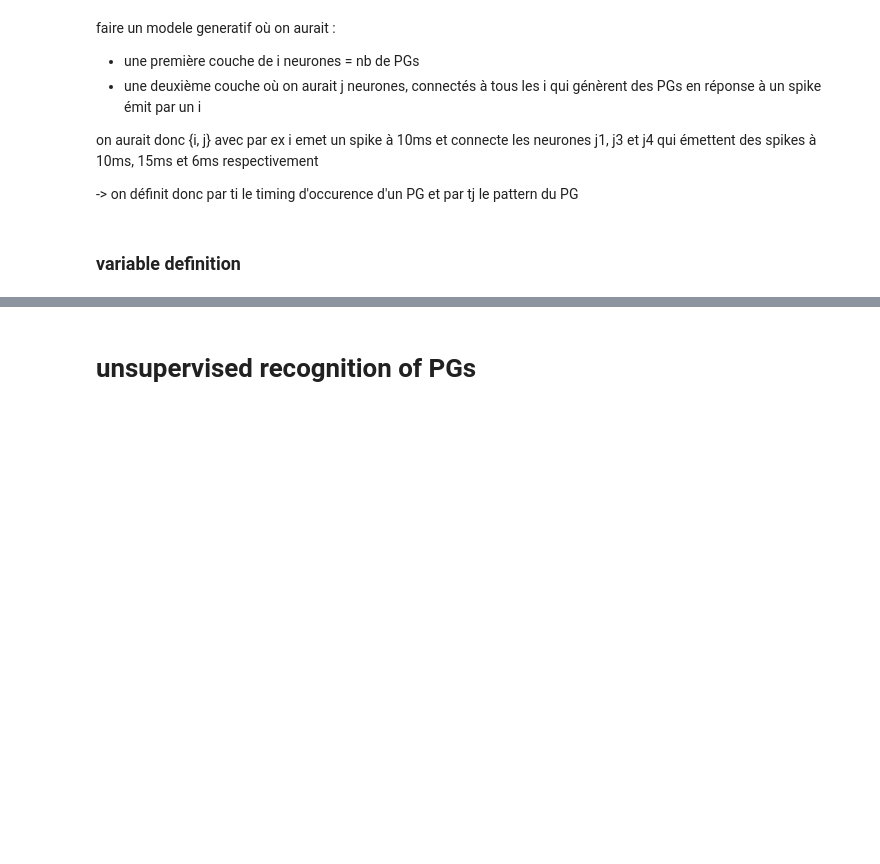
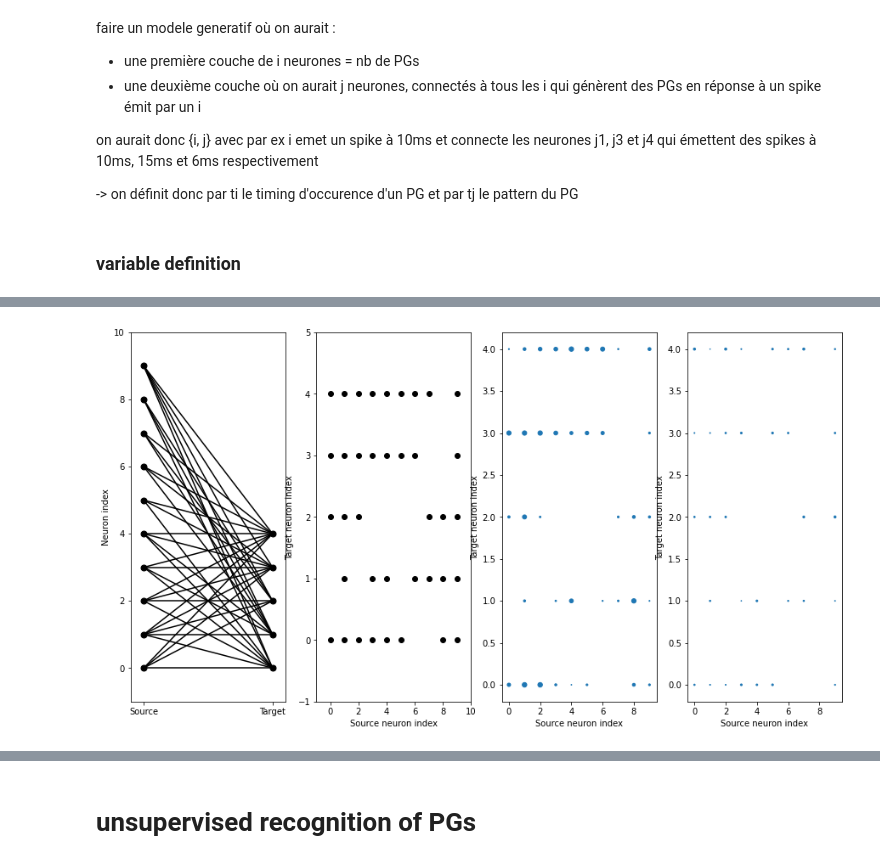
Before and after one commit to camillebesnainou/2022-01-10-polychrony, a Jupyter notebook: 2022-03-02-herewegoagain.ipynb, the cells around one changed output, grey strips where cells are left out. Saved outputs shown, nothing was run; the diff lists cells and outputs as text; code cells hidden in the pictures; blank space fills up the shorter version.

```diff
--- a/2022-03-02-herewegoagain.ipynb
+++ b/2022-03-02-herewegoagain.ipynb
@@ -86,26 +121,32 @@ for i in range(n_pattern) :
 # %%
-def visualise_connectivity(syn): # ajouter les delays
-    Ns = len(syn.source)
-    Nt = len(syn.target)
-    figure(figsize=(10, 4))
-    subplot(131)
+def visualise_connectivity(s): # ajouter les delays
+    Ns = len(s.source)
+    Nt = len(s.target)
+    figure(figsize=(15,8))
+
+    subplot(141)
     plot(zeros(Ns), arange(Ns), 'ok', ms=7)
     plot(ones(Nt), arange(Nt), 'ok', ms=7)
-    for i, j in zip(syn.i, syn.j):
+    for i, j in zip(s.i, s.j):
         plot([0, 1], [i, j], '-k')
     xticks([0, 1], ['Source', 'Target'])
     ylabel('Neuron index')
     xlim(-0.1, 1.1)
     ylim(-1, max(Ns, Nt))
-    subplot(132)
-    plot(syn.i, syn.j, 'ok')
+
+    subplot(142)
+    plot(s.i, s.j, 'ok')
     xlim(-1, Ns)
     ylim(-1, Nt)
     xlabel('Source neuron index')
     ylabel('Target neuron index')
-    subplot(133)
-    scatter(syn.i, syn.j, syn.w*30 )
+
+    subplot(143)
+    scatter(s.i, s.j, s.w*30 )
     xlabel('Source neuron index')
     ylabel('Target neuron index')
 
-visualise_connectivity(s)
+    subplot(144)
+    scatter(s.i, s.j, s.delay*70)
+    xlabel('Source neuron index')
+    ylabel('Target neuron index')
@@ -114,3 +157,7 @@ visualise_connectivity(s)
+# %%
+visualise_connectivity(syn)
+# %% [output]
+[figure, added]
 # %%
 plt.figure(figsize=(10,4))
 for i in range(n_pattern) :
```
Also changed, not shown: parts of 24 cells of this notebook.
